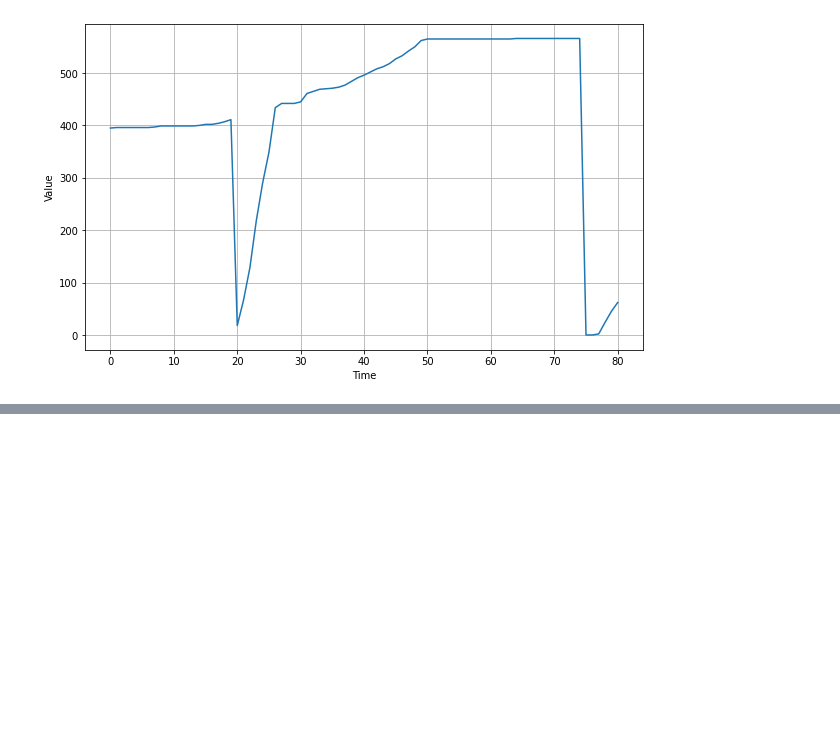
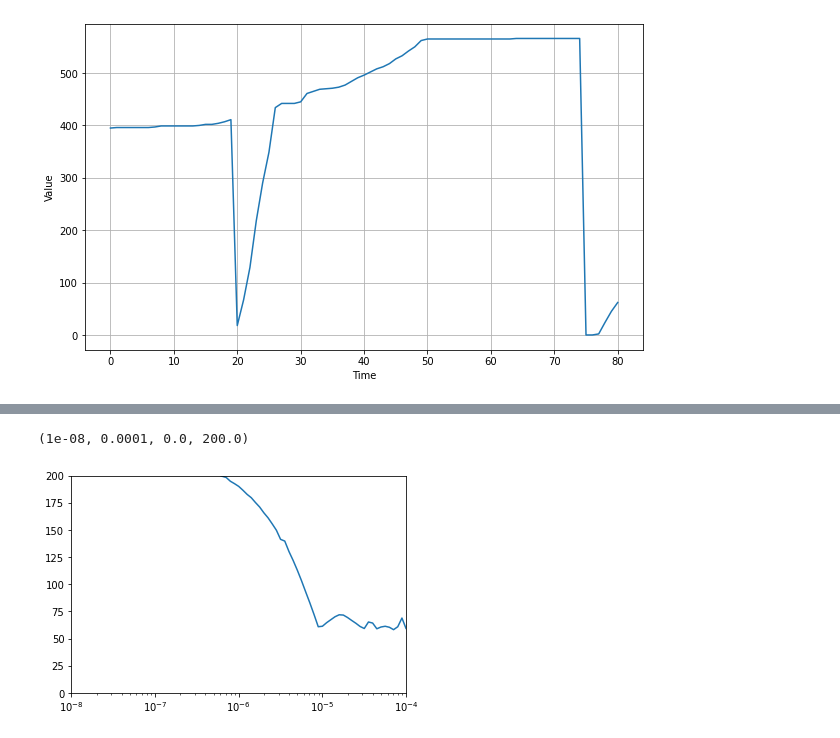
Before and after one commit to geomyll33/Beautez, a Jupyter notebook: RNN_huber_learningrate_optimiser.ipynb, the cells around one changed output, grey strips where cells are left out. Drawn from its saved outputs; the diff is of its cells as text; code cells hidden in the pictures; blank space fills up the shorter version.

```diff
--- a/RNN_huber_learningrate_optimiser.ipynb
+++ b/RNN_huber_learningrate_optimiser.ipynb
@@ -87,5 +105,8 @@ history = model.fit(train_set, epochs=100, callbacks=[lr_schedule])
 # %%
 plt.semilogx(history.history["lr"], history.history["loss"])
-plt.axis([1e-8, 1e-4, 0, 30])
+plt.axis([1e-8, 1e-4, 0, 200])
+# %% [output]
+(1e-08, 0.0001, 0.0, 200.0)
+[figure, added]
 # %%
 tf.keras.backend.clear_session()
```
Also changed, not shown: parts of 6 cells of this notebook.
